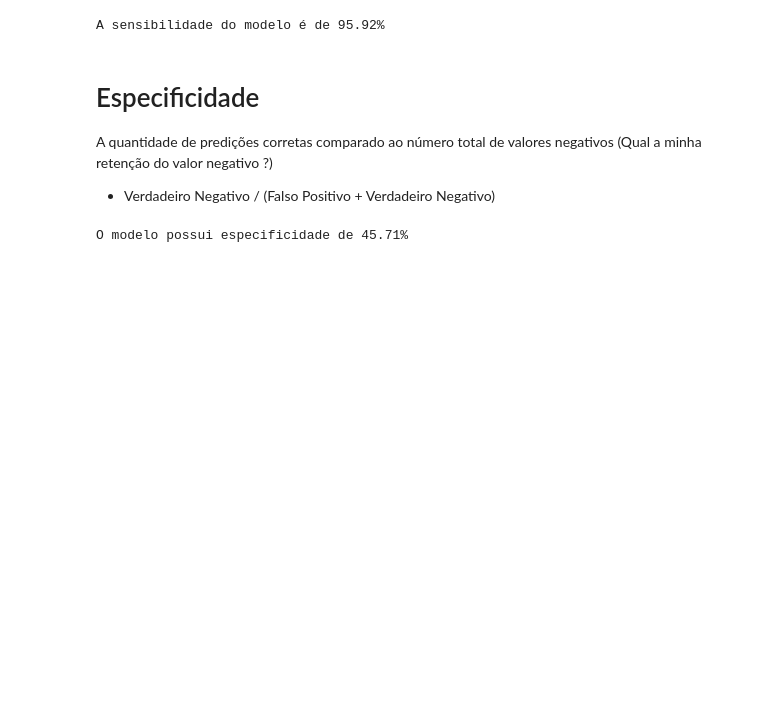
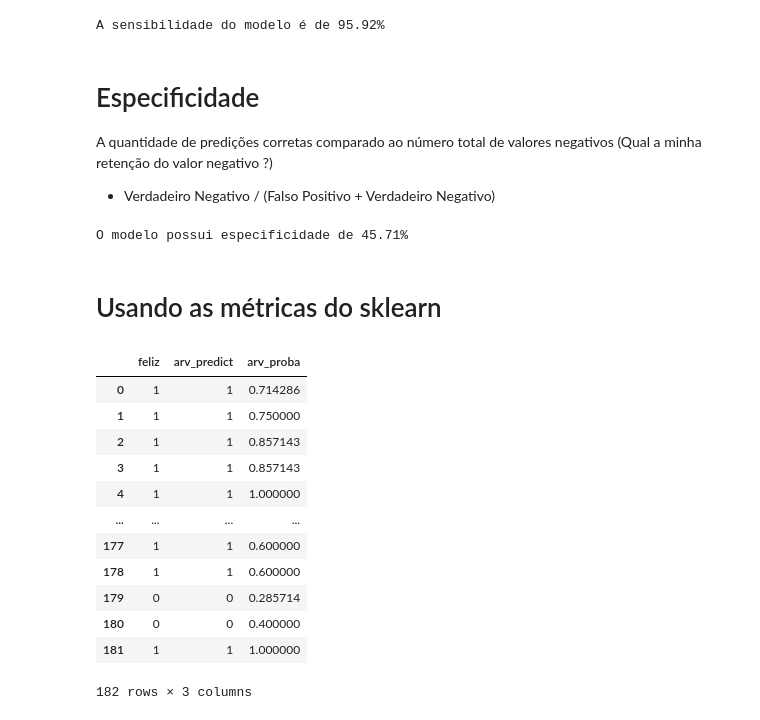
Before and after one commit to ga-lim/gabriel-estuda-dados, a Jupyter notebook: estudos-datascience/introducao-ml/notebooks/metricas_classificacao.ipynb, the cells around one changed output. Drawn from its saved outputs; the diff is of its cells as text; code cells hidden in the pictures; blank space fills up the shorter version.

```diff
--- a/estudos-datascience/introducao-ml/notebooks/metricas_classificacao.ipynb
+++ b/estudos-datascience/introducao-ml/notebooks/metricas_classificacao.ipynb
@@ -225,3 +227,5 @@ especificidade = vn / (vn + fp)
 print(f'O modelo possui especificidade de {especificidade*100:.2f}%')
 # %% [output]
 O modelo possui especificidade de 45.71%
+# %% [markdown]
+# Usando as métricas do sklearn
@@ -227,0 +234,18 @@ O modelo possui especificidade de 45.71%
+# %%
+arv_proba = arvore.predict_proba(X)[:,1]
+df_predict['arv_proba'] = arv_proba
+df_predict
+# %% [output]
+|  | feliz | arv_predict | arv_proba |
+| 0 | 1 | 1 | 0.714286 |
+| 1 | 1 | 1 | 0.750000 |
+| 2 | 1 | 1 | 0.857143 |
+| 3 | 1 | 1 | 0.857143 |
+| 4 | 1 | 1 | 1.000000 |
+| ... | ... | ... | ... |
+| 177 | 1 | 1 | 0.600000 |
+| 178 | 1 | 1 | 0.600000 |
+| 179 | 0 | 0 | 0.285714 |
+| 180 | 0 | 0 | 0.400000 |
+| 181 | 1 | 1 | 1.000000 |
+182 rows × 3 columns
```
Also changed, not shown: parts of 5 cells of this notebook.
